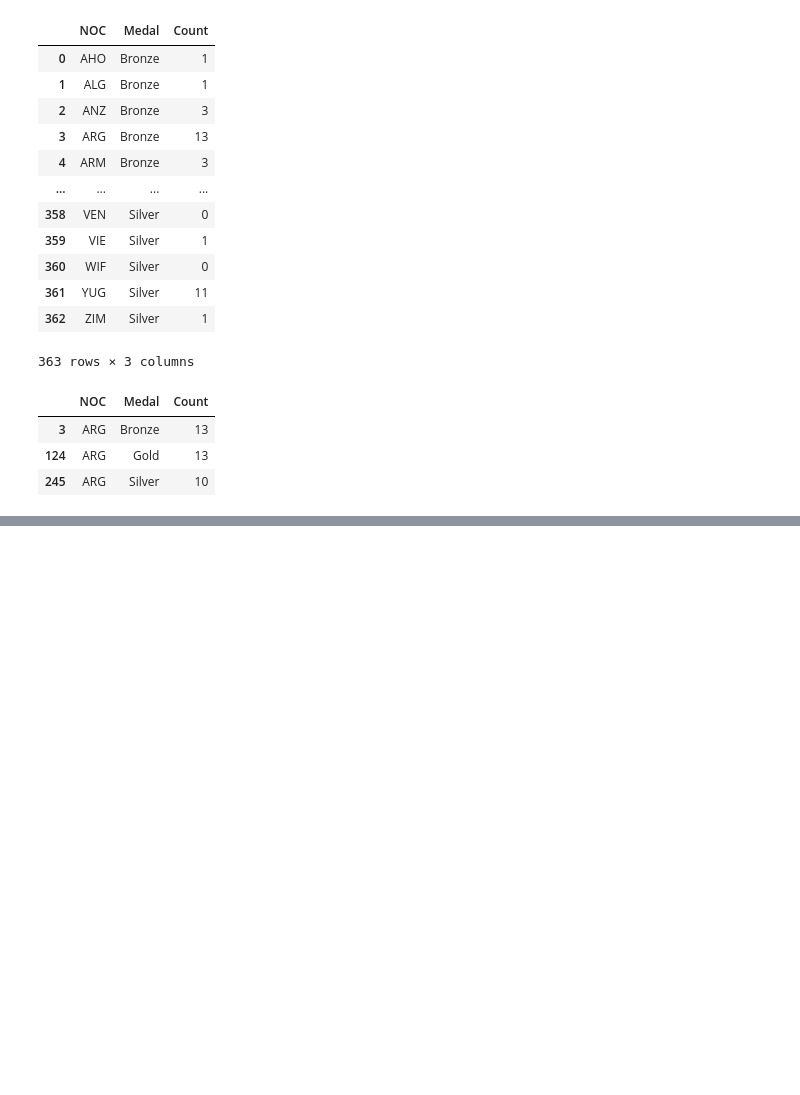
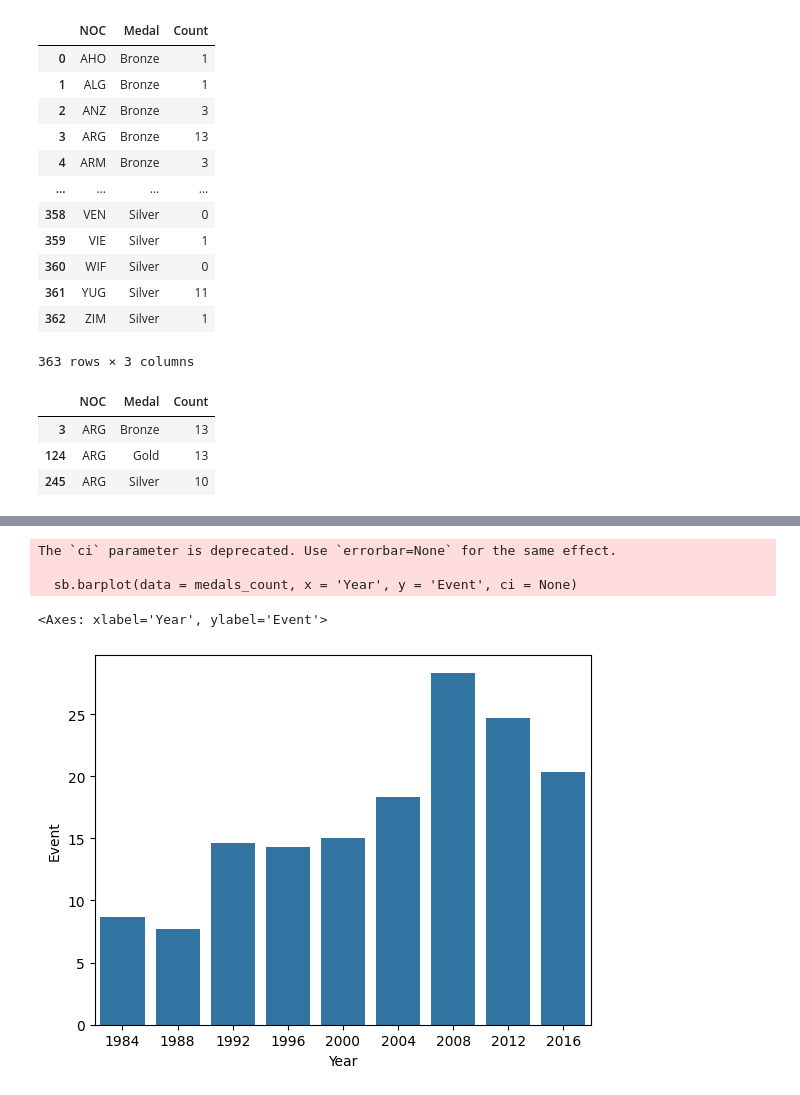
Before and after one commit to oscargbocanegra/learning, a Jupyter notebook: MachineLearning/c-udemy-analisis-datos-python-3/notebooks/04-manipulacion-datos-pandas.ipynb, the cells around one changed output, grey strips where cells are left out. Drawn from its saved outputs; the diff is of its cells as text; code cells hidden in the pictures; blank space fills up the shorter version.

Commit message:
Ejercicio china medallas

```diff
--- a/MachineLearning/c-udemy-analisis-datos-python-3/notebooks/04-manipulacion-datos-pandas.ipynb
+++ b/MachineLearning/c-udemy-analisis-datos-python-3/notebooks/04-manipulacion-datos-pandas.ipynb
@@ -1201,0 +1216,4 @@ medals_melt.query('NOC == "ARG"')
+# %%
+# Creando dataframe con los registros unicos de la federacion de china y temporada de verano.
+olympics_china = olympics.query('NOC == "CHN" & Season == "Summer"')
+olympics_china
@@ -1201,0 +1235,4 @@ medals_melt.query('NOC == "ARG"')
+# %%
+# Filtrar los valores por medalla que no tengan registros nulos.
+medals_china = olympics_china.dropna(subset= ['Medal'])
+medals_china.head()
@@ -1201,0 +1247,4 @@ medals_melt.query('NOC == "ARG"')
+# %%
+# Eliminando registros duplicados de columnas especificas.
+medals_china = medals_china.drop_duplicates(subset = ['Games', 'Event'])
+medals_china.head()
@@ -1201,0 +1259,4 @@ medals_melt.query('NOC == "ARG"')
+# %%
+# Validando la cantidad total de medallas por año, agrupando datos.
+medals_count = medals_china.get(['Year', 'Medal', 'Event']).groupby(['Year', 'Medal'], as_index = False).count()
+medals_count
@@ -1201,0 +1281,9 @@ medals_melt.query('NOC == "ARG"')
+# %%
+# Comparando las medallas por años en modo grafico con seaborn.
+sb.barplot(data = medals_count, x = 'Year', y = 'Event', ci = None)
+# %% [output]
+The `ci` parameter is deprecated. Use `errorbar=None` for the same effect.
+
+  sb.barplot(data = medals_count, x = 'Year', y = 'Event', ci = None)
+<Axes: xlabel='Year', ylabel='Event'>
+[figure, added]
```
Also changed, not shown: parts of 7 cells of this notebook.
